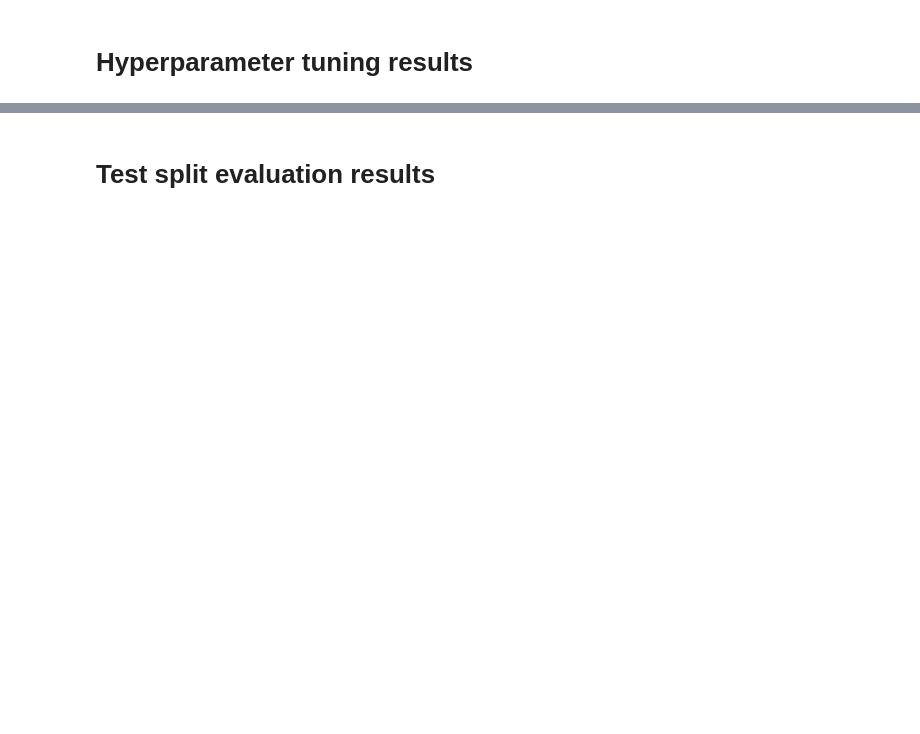
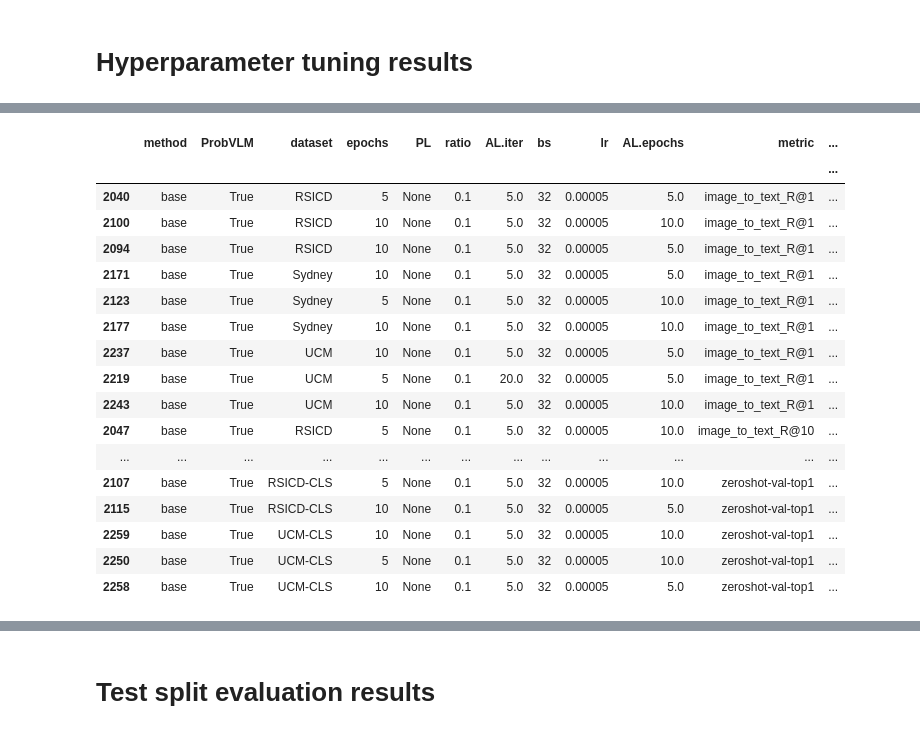
Before and after one commit to nataliehh/thesis2023-2024, a Jupyter notebook: results_analysis.ipynb, the cells around one changed output, grey strips where cells are left out. Drawn from its saved outputs; the diff is of its cells as text; code cells hidden in the pictures; blank space fills up the shorter version.

```diff
--- a/results_analysis.ipynb
+++ b/results_analysis.ipynb
@@ -34,6 +34,20 @@ def prep_and_store_results(txt_path: str): # Prepare the (text-file) results to
     model_names_list = map2d(remove_underscore_before, models) # Keep the part before the underscore, aka the variable name
     model_names = np.array(model_names_list)
     model_val_list = map2d(remove_underscore_after, models) # Keep the part after the underscore, aka the variable's value
+    lens = []
+    printed_15, printed_14, printed_13 = [False] * 3
+    for model in model_val_list:
+        lens.append(len(model))
+        if len(model) == 15 and not printed_15:
+            print(model)
+            printed_15 = True
+        if len(model) == 14 and not printed_14:
+            print(model)
+            printed_14 = True
+        if len(model) == 13 and not printed_13:
+            print(model)
+            printed_13 = True
+    print('Lengths', set(lens))
     model_vals = np.array(model_val_list)
 
     print('Number of evaluations:', model_vals.shape[0])
@@ -49,7 +63,7 @@ def prep_and_store_results(txt_path: str): # Prepare the (text-file) results to
             pass
 
     # Remove columns that aren't used
-    df = df.drop(['vit', 'model', 'data', 'ALL',  'kw'], axis = 1) #'method', 'AL.iter', 'ratio', 'PL',
+    df = df.drop(['vit', 'model', 'data',   'kw'], axis = 1) #'method', 'AL.iter', 'ratio', 'PL', 'ALL',
     if 'fold' in df.columns.tolist():
         df = df.drop(['fold'], axis = 1)
 
@@ -64,10 +78,18 @@ def prep_and_store_results(txt_path: str): # Prepare the (text-file) results to
 
     display(df)
 
-    # Group by the model parameters and randomly X model runs to use in the analysis (5 for test, 9 for val)
-    df_grouped = df.groupby(list(set(cols)-set(['value'])), dropna = False).sample(frac = 1).head(5 if 'test' in txt_path else 9)
+    # Group by the model parameters
+    df_grouped = df.groupby(list(set(cols)-set(['value'])), dropna = False)#.sample(frac=1).head(5 if 'test' in txt_path else 9)
+    display(df_grouped.head(5 if 'test' in txt_path else 9))
     # Compute mean, std performance and number of runs for each model
-    df_grouped = df_grouped.agg({'value':['mean', 'std', 'count']})
+    #('count', lambda x: x.sample(frac = 1).head(5).shape[0])
+
+    df_grouped = df_grouped.agg({ # randomly pick X model runs to use in the analysis (5 for test, 9 for val)
+        'value': [('mean', lambda x: x.sample(frac = 1, random_state = 0).head(5 if 'test' in txt_path else 9).mean()),
+                 ('std', lambda x: x.sample(frac = 1, random_state = 0).head(5 if 'test' in txt_path else 9).std()),
+                ('count', lambda x: x.sample(frac = 1, random_state = 0).head(5 if 'test' in txt_path else 9).shape[0])]
+    # ['mean', 'std', 'count']
+    })
 
     df_grouped.to_csv(txt_path.replace('.txt', '.csv'))
     display(df_grouped)
@@ -81,11 +103,12 @@ def get_results_per_model(df, hyperparam_tuning = True):
     df_S_CLIP = df[(df['AL.iter'].isna()) & (df['method'] == 'ours') & (df['PL'].str.contains('ot.'))]
     df_soft_PL = df[(df['AL.iter'].isna()) & (df['method'] == 'ours') & (df['PL'].str.contains('soft.'))]
     df_hard_PL = df[(df['AL.iter'].isna()) & (df['method'] == 'ours') & (df['PL'].str.contains('hard.'))]
-    df_basic_AL = df[(df['AL.iter']>0) & (df['epochs']==15)]
+    df_basic_AL = df[(df['AL.iter']>0) & (df['ProbVLM']=='False')]
+    df_probvlm_AL = df[(df['ProbVLM']=='True')]
 
     return { # return a dictionary of results per model
-        'baseline-finetuned': df_baseline, 'baseline-not-finetuned' : df_no_finetune, 's-clip': df_S_CLIP, 'soft-pl': df_soft_PL,
-        'hard-pl': df_hard_PL, 'basic-al': df_basic_AL, 'probvlm': None
+        'baseline-not-finetuned' : df_no_finetune, 'baseline-finetuned': df_baseline, 's-clip': df_S_CLIP,
+        'soft-pl': df_soft_PL, 'hard-pl': df_hard_PL, 'basic-al': df_basic_AL, 'probvlm': df_probvlm_AL
     }
 # %%
 validation_path = './eval.txt'
@@ -103,9 +184,31 @@ display(df_results)
 results_dict = get_results_per_model(df_results)
 df_baseline = results_dict['baseline-finetuned']
 df_basic_AL = results_dict['basic-al']
+df_probvlm_AL = results_dict['probvlm']
 df_S_CLIP = results_dict['s-clip']
 df_soft_PL = results_dict['soft-pl']
 df_hard_PL = results_dict['hard-pl']
+# %%
+full_display(df_probvlm_AL.groupby(['metric', 'dataset']).tail(3))
+# %% [output]
+|  | method | ProbVLM | dataset | epochs | PL | ratio | AL.iter | bs | lr | AL.epochs | metric | ... |
+|  |  |  |  |  |  |  |  |  |  |  |  | ... |
+| 2040 | base | True | RSICD | 5 | None | 0.1 | 5.0 | 32 | 0.00005 | 5.0 | image_to_text_R@1 | ... |
+| 2100 | base | True | RSICD | 10 | None | 0.1 | 5.0 | 32 | 0.00005 | 10.0 | image_to_text_R@1 | ... |
+| 2094 | base | True | RSICD | 10 | None | 0.1 | 5.0 | 32 | 0.00005 | 5.0 | image_to_text_R@1 | ... |
+| 2171 | base | True | Sydney | 10 | None | 0.1 | 5.0 | 32 | 0.00005 | 5.0 | image_to_text_R@1 | ... |
+| 2123 | base | True | Sydney | 5 | None | 0.1 | 5.0 | 32 | 0.00005 | 10.0 | image_to_text_R@1 | ... |
+| 2177 | base | True | Sydney | 10 | None | 0.1 | 5.0 | 32 | 0.00005 | 10.0 | image_to_text_R@1 | ... |
+| 2237 | base | True | UCM | 10 | None | 0.1 | 5.0 | 32 | 0.00005 | 5.0 | image_to_text_R@1 | ... |
+| 2219 | base | True | UCM | 5 | None | 0.1 | 20.0 | 32 | 0.00005 | 5.0 | image_to_text_R@1 | ... |
+| 2243 | base | True | UCM | 10 | None | 0.1 | 5.0 | 32 | 0.00005 | 10.0 | image_to_text_R@1 | ... |
+| 2047 | base | True | RSICD | 5 | None | 0.1 | 5.0 | 32 | 0.00005 | 10.0 | image_to_text_R@10 | ... |
+| ... | ... | ... | ... | ... | ... | ... | ... | ... | ... | ... | ... | ... |
+| 2107 | base | True | RSICD-CLS | 5 | None | 0.1 | 5.0 | 32 | 0.00005 | 10.0 | zeroshot-val-top1 | ... |
+| 2115 | base | True | RSICD-CLS | 10 | None | 0.1 | 5.0 | 32 | 0.00005 | 5.0 | zeroshot-val-top1 | ... |
+| 2259 | base | True | UCM-CLS | 10 | None | 0.1 | 5.0 | 32 | 0.00005 | 10.0 | zeroshot-val-top1 | ... |
+| 2250 | base | True | UCM-CLS | 5 | None | 0.1 | 5.0 | 32 | 0.00005 | 10.0 | zeroshot-val-top1 | ... |
+| 2258 | base | True | UCM-CLS | 10 | None | 0.1 | 5.0 | 32 | 0.00005 | 5.0 | zeroshot-val-top1 | ... |
 # %%
 # Results with basic active learning
 full_display(df_basic_AL.groupby(['metric', 'dataset']).tail(3)) #
```
Also changed, not shown: parts of 18 cells of this notebook.
